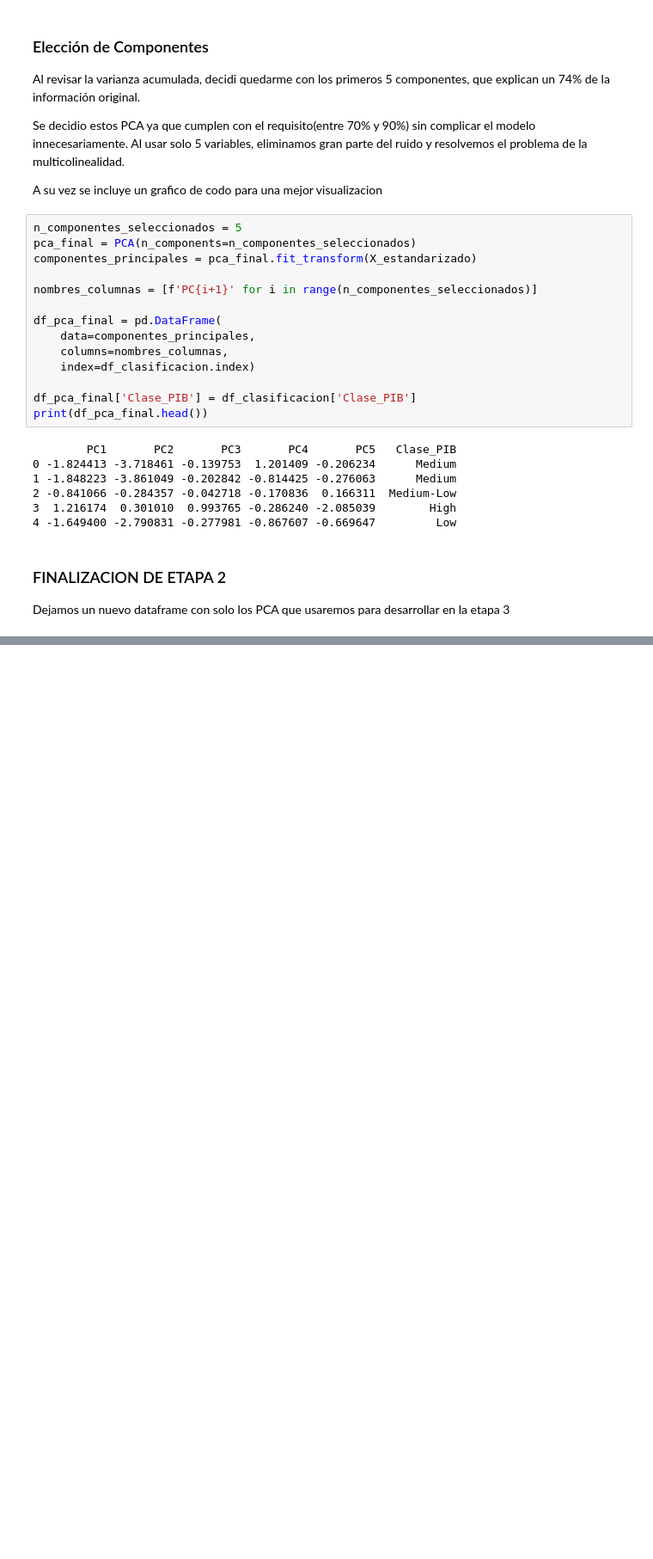
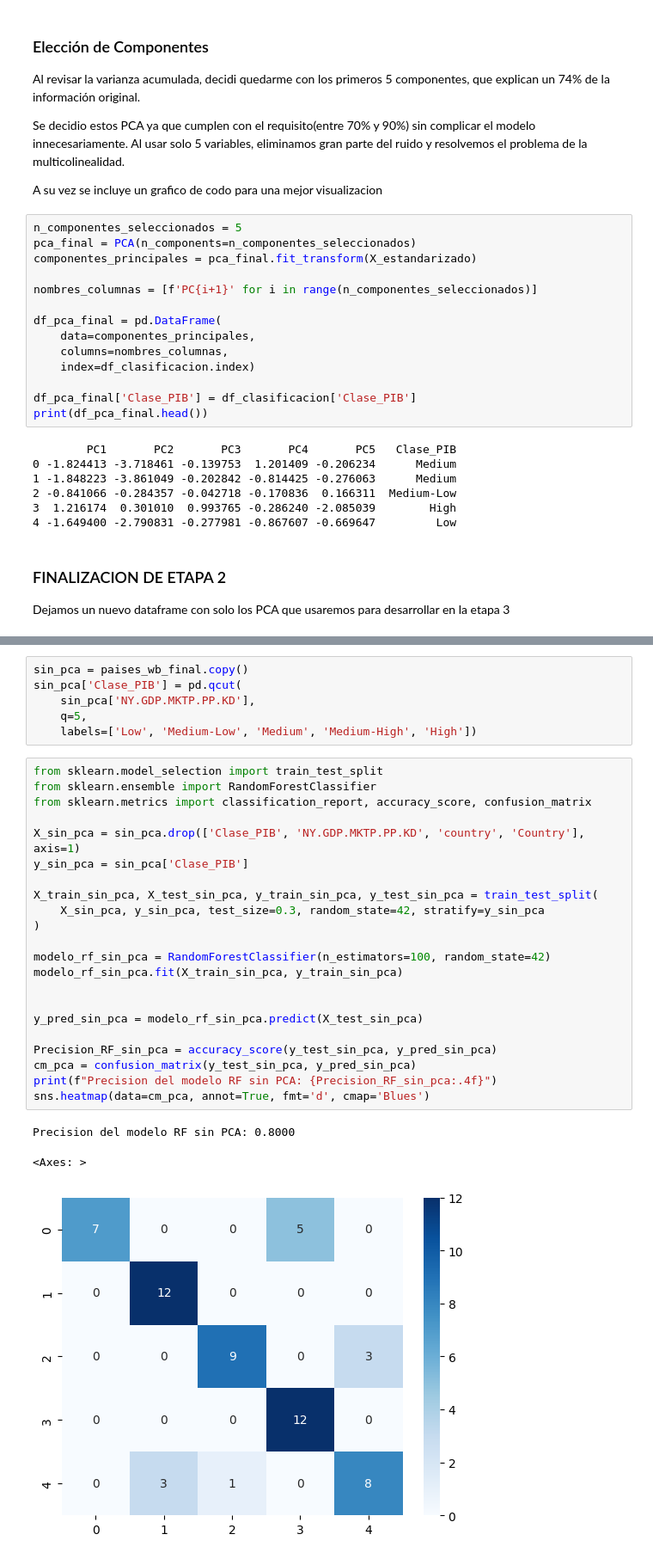
Before and after one commit to vicentegonzalez-hub/Portafolio, a Jupyter notebook: pib_wb.ipynb, the cells around one changed output, grey strips where cells are left out. Shown at 86% size. Cells and saved outputs as stored; diff of their text form; blank space fills up the shorter version.

```diff
--- a/pib_wb.ipynb
+++ b/pib_wb.ipynb
@@ -457,0 +503,32 @@ Dejamos un nuevo dataframe con solo los PCA que usaremos para  desarrollar en la
+# %%
+sin_pca = paises_wb_final.copy()
+sin_pca['Clase_PIB'] = pd.qcut(
+    sin_pca['NY.GDP.MKTP.PP.KD'],
+    q=5,
+    labels=['Low', 'Medium-Low', 'Medium', 'Medium-High', 'High'])
+# %%
+from sklearn.model_selection import train_test_split
+from sklearn.ensemble import RandomForestClassifier
+from sklearn.metrics import classification_report, accuracy_score, confusion_matrix
+
+X_sin_pca = sin_pca.drop(['Clase_PIB', 'NY.GDP.MKTP.PP.KD', 'country', 'Country'], axis=1)
+y_sin_pca = sin_pca['Clase_PIB']
+
+X_train_sin_pca, X_test_sin_pca, y_train_sin_pca, y_test_sin_pca = train_test_split(
+    X_sin_pca, y_sin_pca, test_size=0.3, random_state=42, stratify=y_sin_pca
+)
+
+modelo_rf_sin_pca = RandomForestClassifier(n_estimators=100, random_state=42)
+modelo_rf_sin_pca.fit(X_train_sin_pca, y_train_sin_pca)
+
+
+y_pred_sin_pca = modelo_rf_sin_pca.predict(X_test_sin_pca)
+
+Precision_RF_sin_pca = accuracy_score(y_test_sin_pca, y_pred_sin_pca)
+cm_pca = confusion_matrix(y_test_sin_pca, y_pred_sin_pca)
+print(f"Precision del modelo RF sin PCA: {Precision_RF_sin_pca:.4f}")
+sns.heatmap(data=cm_pca, annot=True, fmt='d', cmap='Blues')
+# %% [output]
+Precision del modelo RF sin PCA: 0.8000
+<Axes: >
+[figure, added]
```
Also changed, not shown: parts of 10 cells of this notebook.
